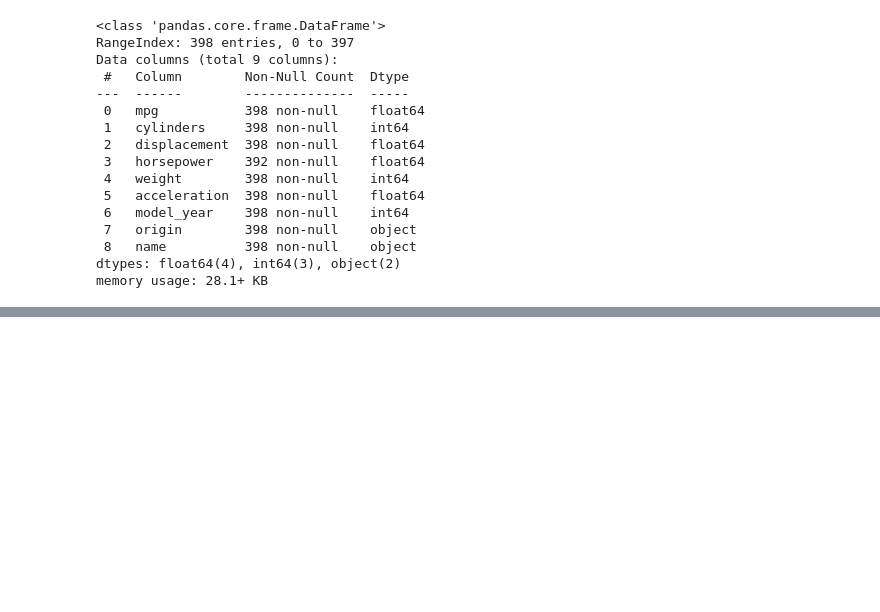
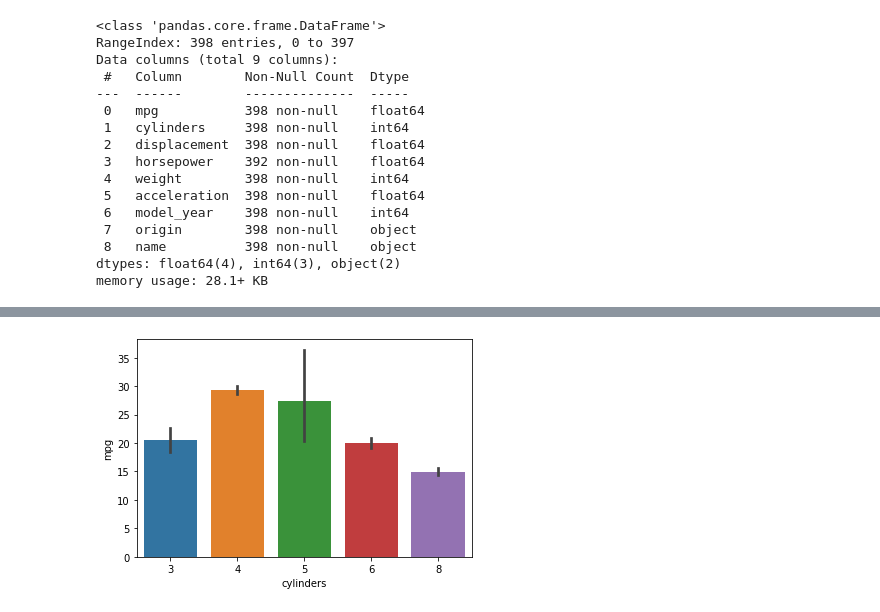
Before and after one commit to JMYoon90/JM_python, a Jupyter notebook: py23_mpg.ipynb, the cells around one changed output, grey strips where cells are left out. Cells and saved outputs as stored; diff of their text form; code cells hidden in the pictures; blank space fills up the shorter version.

```diff
--- a/py23_mpg.ipynb
+++ b/py23_mpg.ipynb
@@ -51,0 +81,6 @@ memory usage: 28.1+ KB
+# %%
+# cylinders별 mpg 평균 막대 그래프
+sns.barplot(data=mpg, x='cylinders', y='mpg')
+plt.show()
+# %% [output]
+[figure, added]
```
Also changed, not shown: parts of 7 cells of this notebook.
